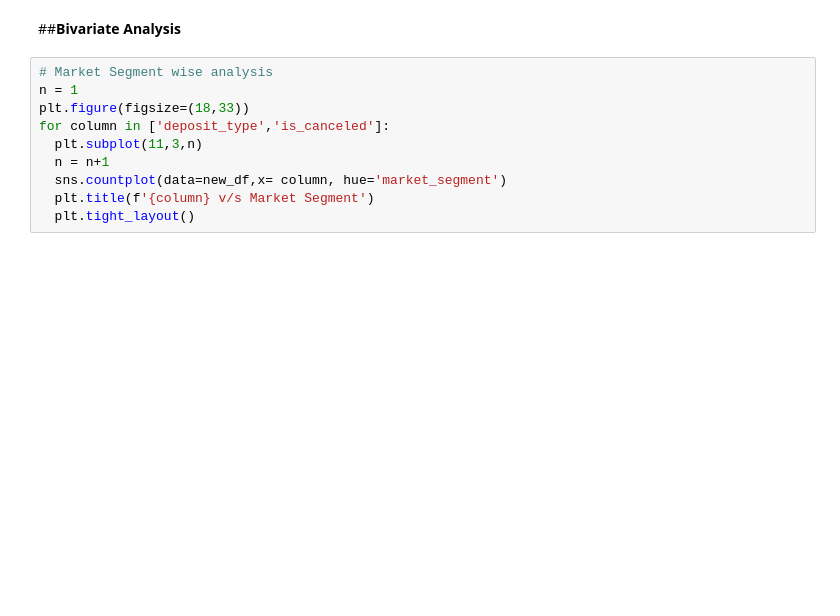
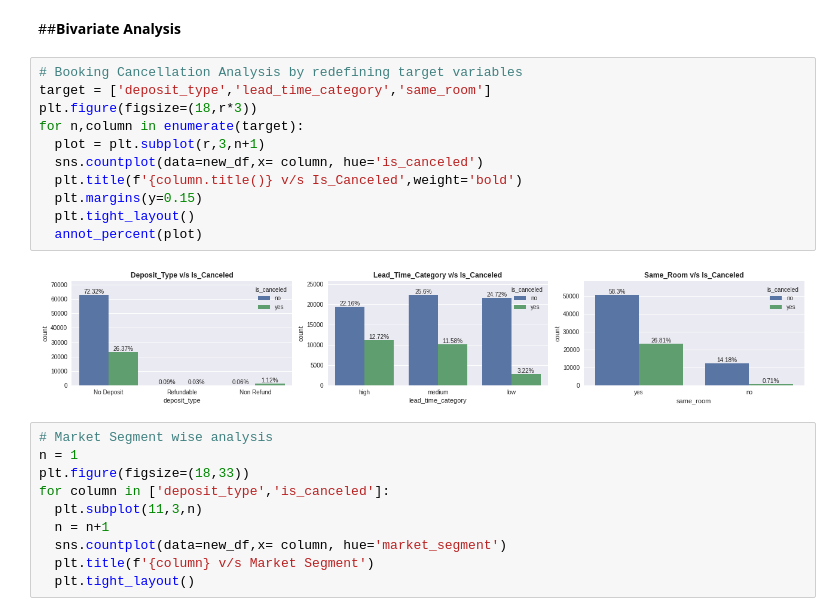
Before and after one commit to dhiru-c/CAPSTONE_PROJECT-HOTEL-BOOKING-ANALYSIS, a Jupyter notebook: Hotel_Booking_Analysis_Capstone_Project.ipynb, the cells around one changed output. Saved outputs shown, nothing was run; the diff lists cells and outputs as text; blank space fills up the shorter version.

```diff
--- a/Hotel_Booking_Analysis_Capstone_Project.ipynb
+++ b/Hotel_Booking_Analysis_Capstone_Project.ipynb
@@ -296,5 +326,18 @@ for column in new_df.columns:
 # %% [markdown]
 ##**Bivariate Analysis**
+# %%
+# Booking Cancellation Analysis by redefining target variables
+target = ['deposit_type','lead_time_category','same_room']
+plt.figure(figsize=(18,r*3))
+for n,column in enumerate(target):
+  plot = plt.subplot(r,3,n+1)
+  sns.countplot(data=new_df,x= column, hue='is_canceled')
+  plt.title(f'{column.title()} v/s Is_Canceled',weight='bold')
+  plt.margins(y=0.15)
+  plt.tight_layout()
+  annot_percent(plot)
+# %% [output]
+[figure, added]
 # %%
 # Market Segment wise analysis
 n = 1
```
Also changed, not shown: parts of 8 cells of this notebook.
